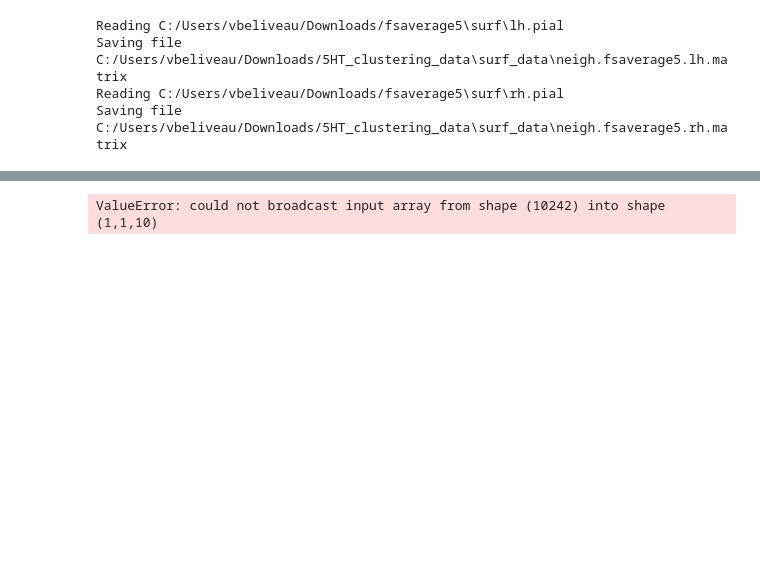
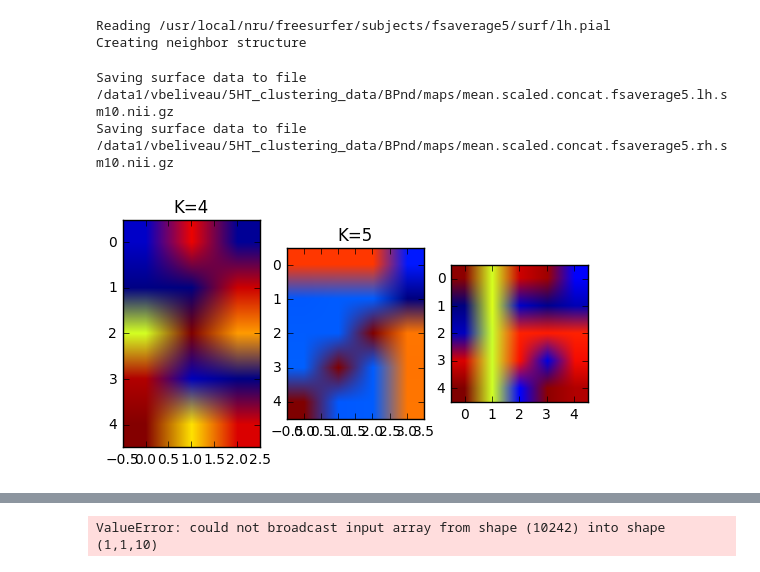
Before and after one commit to melanieganz/5HT_clustering, a Jupyter notebook: clustering_analysis.ipynb, the cells around one changed output, grey strips where cells are left out. Cells and saved outputs as stored; diff of their text form; code cells hidden in the pictures; blank space fills up the shorter version.

Commit message:
Started looking into ICA and DictLearning across tracers features

```diff
--- a/clustering_analysis.ipynb
+++ b/clustering_analysis.ipynb
@@ -59,7 +60,7 @@ petID=[item for subl in info['petID'] for subsubl in subl for item in subsubl]
 # Create cortex masks
 
 hemi_type=['lh','rh']
-targ_list=['fsaverage5']
+targ_list=['fsaverage','fsaverage5']
 
 for targ in targ_list:
     for hemi in hemi_type:
@@ -79,14 +76,15 @@ Saving file C:/Users/vbeliveau/Downloads/5HT_clustering_data\surf_data\mask.fsav
 
 hemi_type=['lh','rh']
 targ_list=['fsaverage5']
+out_list=['matrix','list']
 
 for targ in targ_list:
     for hemi in hemi_type:
-        save_out=opj(surf_data,'neigh.'+targ+'.'+hemi)
-        mu.fs_surf_neighborhood(opj(subjects_dir,targ,'surf',hemi+'.pial'),mask=fmask,
-                                verbose=True, out_type='matrix',save_out=save_out)
+        fmask=opj(surf_data,'mask.'+targ+'.'+hemi)
+        for out_type in out_list:
+            save_out=opj(surf_data,'neigh.'+targ+'.'+hemi)
+            mu.fs_surf_neighborhood(opj(subjects_dir,targ,'surf',hemi+'.pial'),mask=fmask,
+                                    verbose=True, out_type=out_type,save_out=save_out)
 # %% [output]
-Reading C:/Users/vbeliveau/Downloads/fsaverage5\surf\lh.pial
-Saving file C:/Users/vbeliveau/Downloads/5HT_clustering_data\surf_data\neigh.fsaverage5.lh.matrix
-Reading C:/Users/vbeliveau/Downloads/fsaverage5\surf\rh.pial
-Saving file C:/Users/vbeliveau/Downloads/5HT_clustering_data\surf_data\neigh.fsaverage5.rh.matrix
+Reading /usr/local/nru/freesurfer/subjects/fsaverage5/surf/lh.pial
+Creating neighbor structure
@@ -92,0 +144,61 @@ Saving file C:/Users/vbeliveau/Downloads/5HT_clustering_data\surf_data\neigh.fsa
+# %%
+# Concatenate mean BPnd maps
+
+tracers=['cumi','dasb','sb','az','C36']
+hemi_type=['lh','rh']
+targ='fsaverage5'
+sm='10'
+
+for hemi in hemi_type:
+    img=np.ndarray(len(tracers),dtype=object)
+    fmask=opj(surf_data,'mask.'+targ+'.'+hemi)
+    for tracer,nt in zip(tracers,np.arange(0,len(tracers))):
+        fname=opj(BPnd_data,'maps',tracer,'mean.mrtm2.nopvc.' +
+                  targ + '.' + hemi + '.sm' + sm + '.nii.gz')
+        img[nt],_=mu.fs_load_surf_data(fname,mask=fmask)
+        img[nt]=scale(img[nt],axis=0)
+    fout=opj(BPnd_data,'maps','mean.scaled.concat.'+targ+'.'+hemi+'.sm'+sm+'.nii.gz')
+    mu.fs_save_surf_data(np.column_stack(img),fout,mask=fmask)
+# %% [output]
+Saving surface data to file /data1/vbeliveau/5HT_clustering_data/BPnd/maps/mean.scaled.concat.fsaverage5.lh.sm10.nii.gz
+Saving surface data to file /data1/vbeliveau/5HT_clustering_data/BPnd/maps/mean.scaled.concat.fsaverage5.rh.sm10.nii.gz
+# %%
+# ICA on concatenated mean BPnd
+
+tracers=['cumi','dasb','sb','az','C36']
+hemi_type=['lh','rh']
+targ='fsaverage5'
+sm='10'
+K_range=np.arange(3,len(tracers)+1)
+
+img=np.ndarray(len(tracers),dtype=object)
+data=np.empty(len(tracers),dtype=object)
+for tracer,nt in zip(tracers,np.arange(0,len(tracers))):
+    for hemi in hemi_type:
+        fmask=opj(surf_data,'mask.'+targ+'.'+hemi)
+        fname=opj(BPnd_data,'maps',tracer,'mean.mrtm2.nopvc.' +
+                  targ + '.' + hemi + '.sm' + sm + '.nii.gz')
+        if data[nt] is None:
+            data[nt],_=mu.fs_load_surf_data(fname,mask=fmask)
+        else:
+            img,_=mu.fs_load_surf_data(fname,mask=fmask)
+            data[nt]=np.concatenate((data[nt],img),axis=0)
+data=scale(np.column_stack(data),axis=0)
+
+dest=opj(BPnd_data,'ica')
+mu.assert_dir(dest)
+for nk,ni in zip(K_range,np.arange(0,len(K_range))+1):
+    ica=FastICA(n_components=nk)
+    S=ica.fit_transform(np.transpose(data))
+    A=ica.mixing_
+    fout=[opj(dest,'k'+str(nk)+'.mean.bpnd.'+targ+'.'+hemi+'.sm'+sm+'.nii.gz') for hemi in hemi_type]
+    fmask=[opj(surf_data,'mask.'+targ+'.'+hemi) for hemi in hemi_type]
+    mu.fs_save_surf_data(A,fout,mask=fmask)
+
+    plt.title('K='+str(nk))
+    plt.subplot(1,len(K_range),ni)
+    plt.imshow(S)
+
+plt.show()
+# %% [output]
+[figure, added]
```
Also changed, not shown: parts of 14 cells of this notebook, 1 other file.
